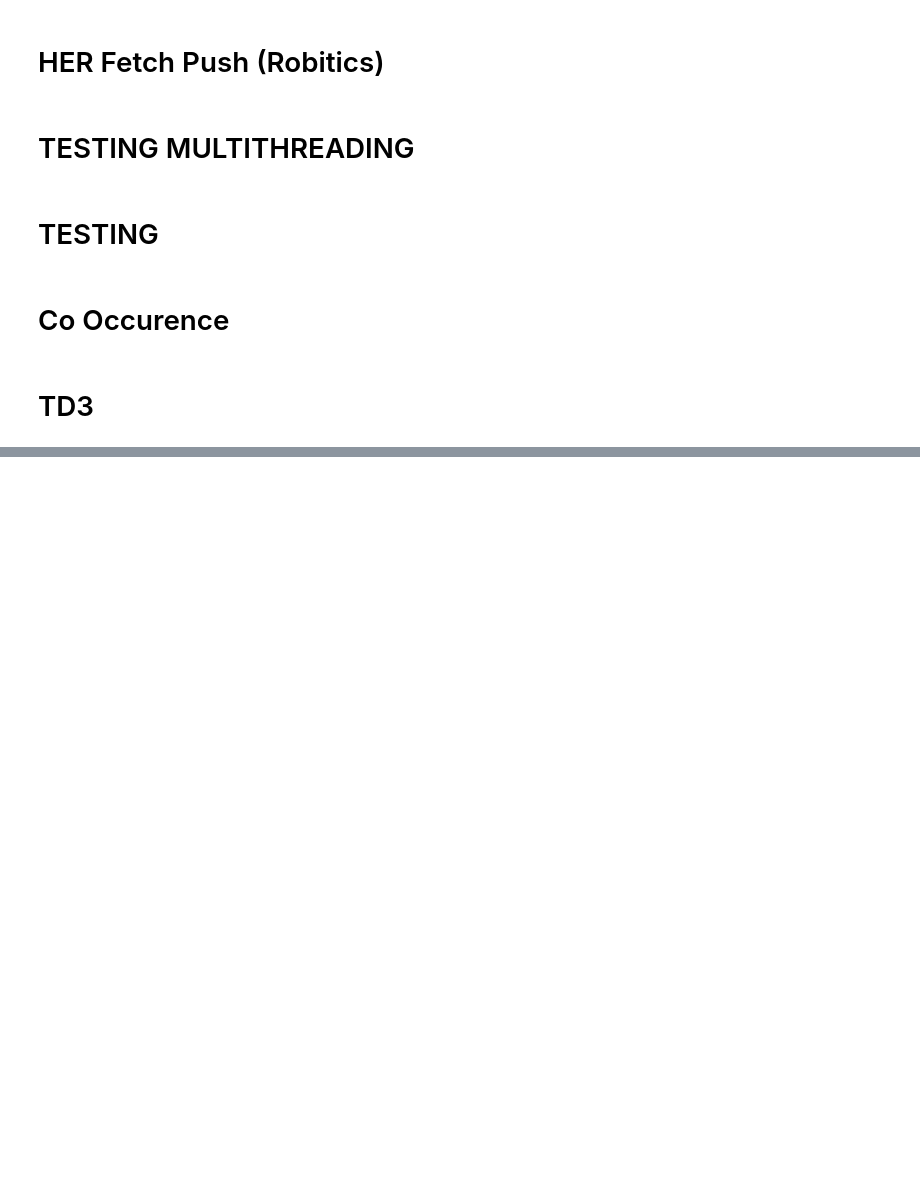
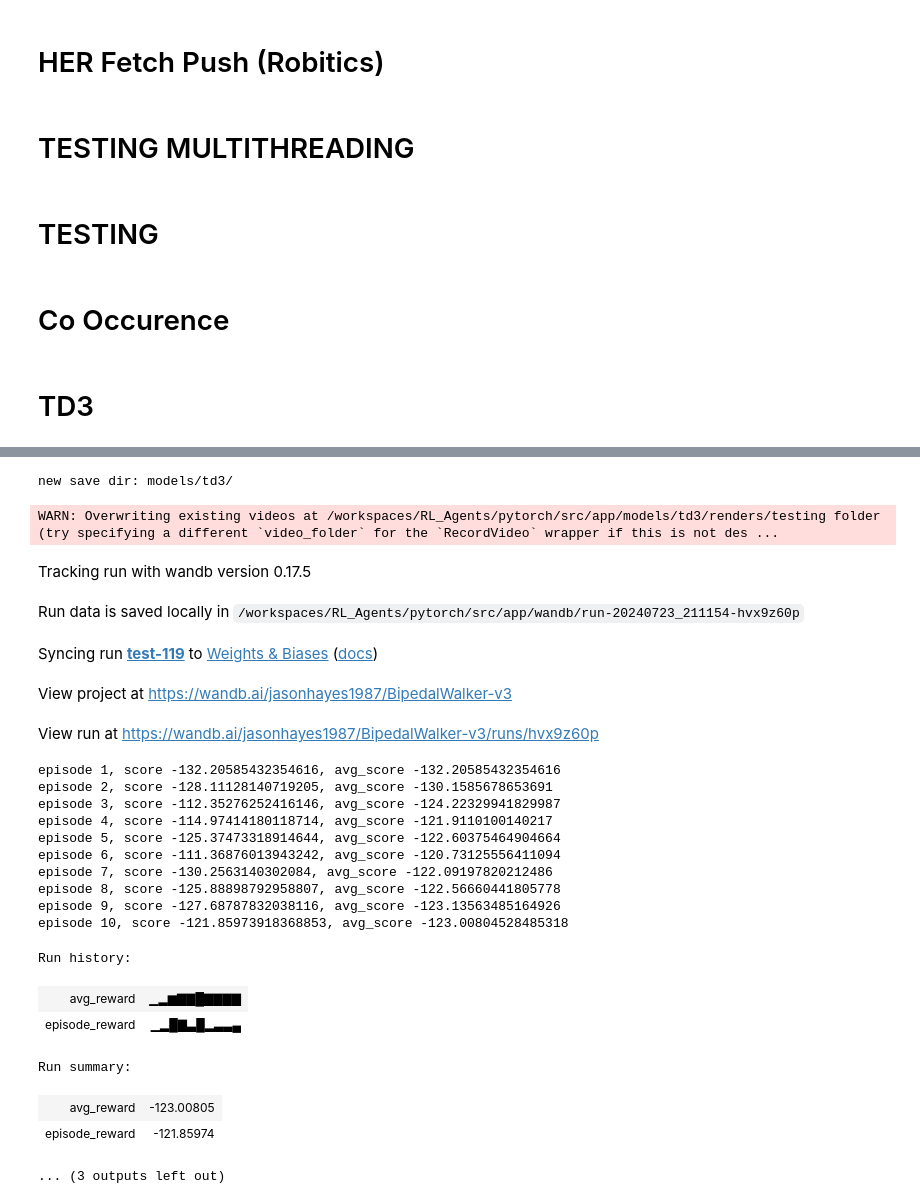
Before and after one commit to jasonhayes1987/PhoenX_RL, a Jupyter notebook: pytorch/src/app/test_bed.ipynb, the cells around one changed output, grey strips where cells are left out. Saved outputs shown, nothing was run; the diff lists cells and outputs as text; code cells hidden in the pictures; blank space fills up the shorter version.

```diff
--- a/pytorch/src/app/test_bed.ipynb
+++ b/pytorch/src/app/test_bed.ipynb
@@ -1779,0 +1908,5 @@ if kernel != 'default':
+# %%
+# load config
+with open('/workspaces/RL_Agents/pytorch/src/app/td3_test/td3/config.json', 'r') as file:
+    config = json.load(file)
+td3 = rl_agents.TD3.load(config)
@@ -1779,0 +1967,27 @@ if kernel != 'default':
+# %%
+td3.test(10, True, 1, td3.save_dir)
+# %% [output]
+new save dir: models/td3/
+WARN: Overwriting existing videos at /workspaces/RL_Agents/pytorch/src/app/models/td3/renders/testing folder (try specifying a different `video_folder` for the `RecordVideo` wrapper if this is not des ...
+Tracking run with wandb version 0.17.5
+Run data is saved locally in /workspaces/RL_Agents/pytorch/src/app/wandb/run-20240723_211154-hvx9z60p
+Syncing run test-119 to Weights & Biases (docs)
+View project at https://wandb.ai/jasonhayes1987/BipedalWalker-v3
+View run at https://wandb.ai/jasonhayes1987/BipedalWalker-v3/runs/hvx9z60p
+episode 1, score -132.20585432354616, avg_score -132.20585432354616
+episode 2, score -128.11128140719205, avg_score -130.1585678653691
+episode 3, score -112.35276252416146, avg_score -124.22329941829987
+episode 4, score -114.97414180118714, avg_score -121.9110100140217
+episode 5, score -125.37473318914644, avg_score -122.60375464904664
+episode 6, score -111.36876013943242, avg_score -120.73125556411094
+episode 7, score -130.2563140302084, avg_score -122.09197820212486
+episode 8, score -125.88898792958807, avg_score -122.56660441805778
+episode 9, score -127.68787832038116, avg_score -123.13563485164926
+episode 10, score -121.85973918368853, avg_score -123.00804528485318
+Run history:
+| avg_reward | ▁▂▆▇▇█▇▇▇▇ |
+| episode_reward | ▁▂█▇▃█▂▃▃▄ |
+Run summary:
+| avg_reward | -123.00805 |
+| episode_reward | -121.85974 |
+... (3 outputs left out)
```
Also changed, not shown: parts of 24 cells of this notebook, 5 other files.
